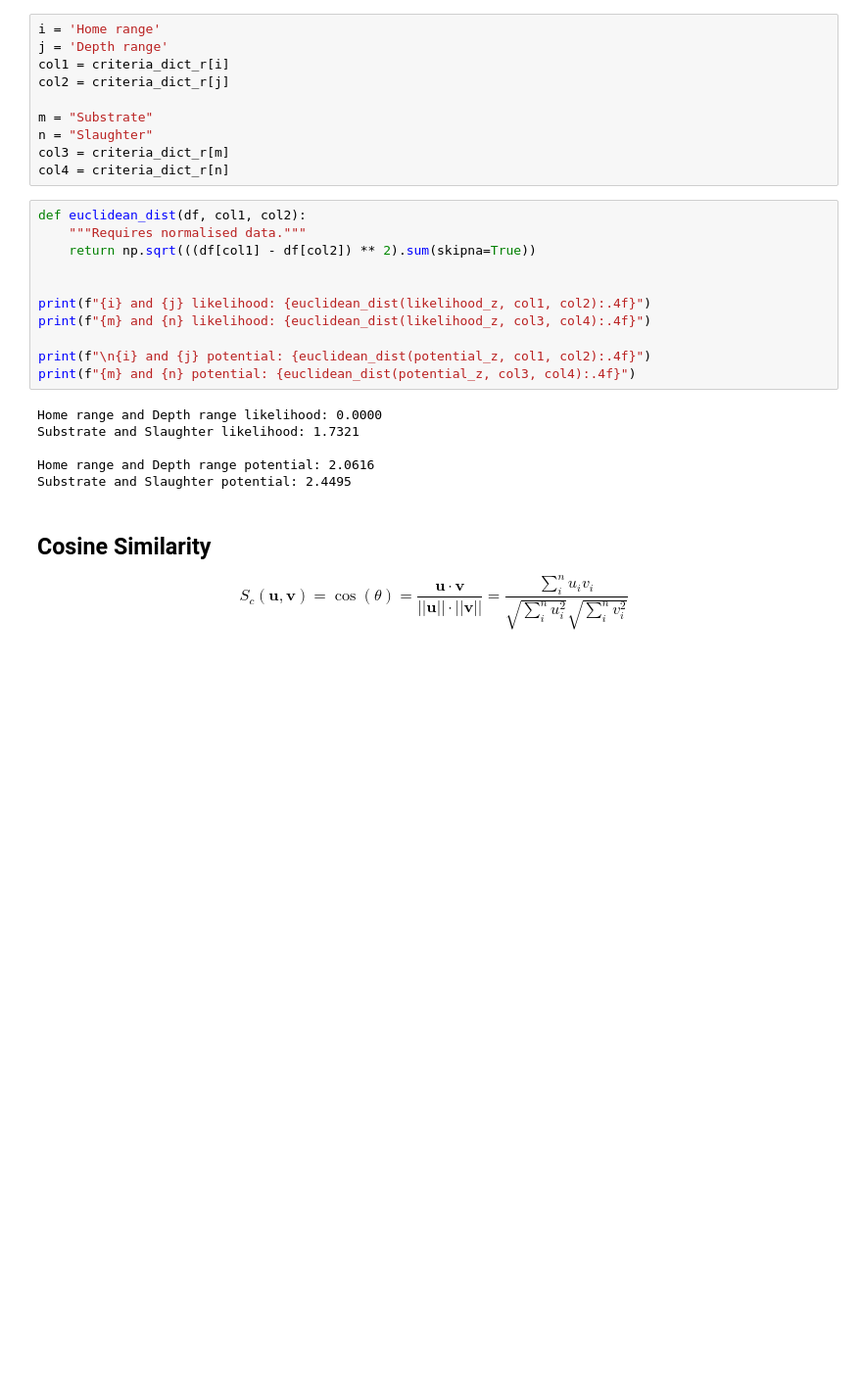
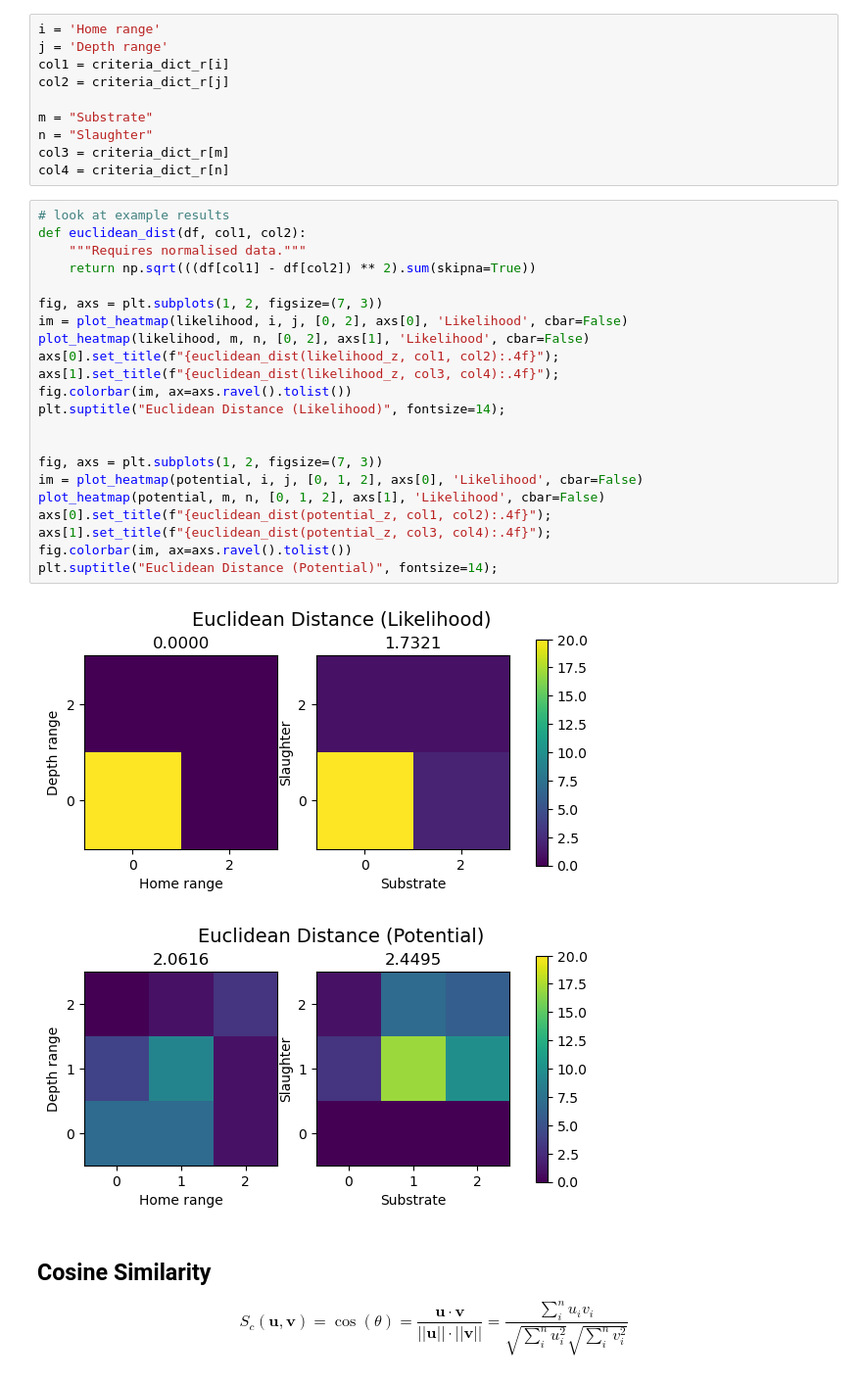
Before and after one commit to alisonpeard/fishetho_networks, a Jupyter notebook: notebooks/Similarity Measures.ipynb, the cells around one changed output. Shown at 98% size. Cells and saved outputs as stored; diff of their text form; blank space fills up the shorter version.

```diff
--- a/notebooks/Similarity Measures.ipynb
+++ b/notebooks/Similarity Measures.ipynb
@@ -179,23 +167,31 @@ m = "Substrate"
 n = "Slaughter"
 col3 = criteria_dict_r[m]
 col4 = criteria_dict_r[n]
-# %%
-def euclidean_dist(df, col1, col2):
-    """Requires normalised data."""
-    return np.sqrt(((df[col1] - df[col2]) ** 2).sum(skipna=True))
-
-
-print(f"{i} and {j} likelihood: {euclidean_dist(likelihood_z, col1, col2):.4f}")
-print(f"{m} and {n} likelihood: {euclidean_dist(likelihood_z, col3, col4):.4f}")
-
-print(f"\n{i} and {j} potential: {euclidean_dist(potential_z, col1, col2):.4f}")
-print(f"{m} and {n} potential: {euclidean_dist(potential_z, col3, col4):.4f}")
-# %% [output]
-Home range and Depth range likelihood: 0.0000
-Substrate and Slaughter likelihood: 1.7321
-
-Home range and Depth range potential: 2.0616
-Substrate and Slaughter potential: 2.4495
+# %%
+# look at example results
+def euclidean_dist(df, col1, col2):
+    """Requires normalised data."""
+    return np.sqrt(((df[col1] - df[col2]) ** 2).sum(skipna=True))
+
+fig, axs = plt.subplots(1, 2, figsize=(7, 3))
+im = plot_heatmap(likelihood, i, j, [0, 2], axs[0], 'Likelihood', cbar=False)
+plot_heatmap(likelihood, m, n, [0, 2], axs[1], 'Likelihood', cbar=False)
+axs[0].set_title(f"{euclidean_dist(likelihood_z, col1, col2):.4f}");
+axs[1].set_title(f"{euclidean_dist(likelihood_z, col3, col4):.4f}");
+fig.colorbar(im, ax=axs.ravel().tolist())
+plt.suptitle("Euclidean Distance (Likelihood)", fontsize=14);
+
+
+fig, axs = plt.subplots(1, 2, figsize=(7, 3))
+im = plot_heatmap(potential, i, j, [0, 1, 2], axs[0], 'Likelihood', cbar=False)
+plot_heatmap(potential, m, n, [0, 1, 2], axs[1], 'Likelihood', cbar=False)
+axs[0].set_title(f"{euclidean_dist(potential_z, col1, col2):.4f}");
+axs[1].set_title(f"{euclidean_dist(potential_z, col3, col4):.4f}");
+fig.colorbar(im, ax=axs.ravel().tolist())
+plt.suptitle("Euclidean Distance (Potential)", fontsize=14);
+# %% [output]
+[figure, added]
+[figure, added]
 # %% [markdown]
 ## Cosine Similarity
 
```
Also changed, not shown: parts of 7 cells of this notebook.
